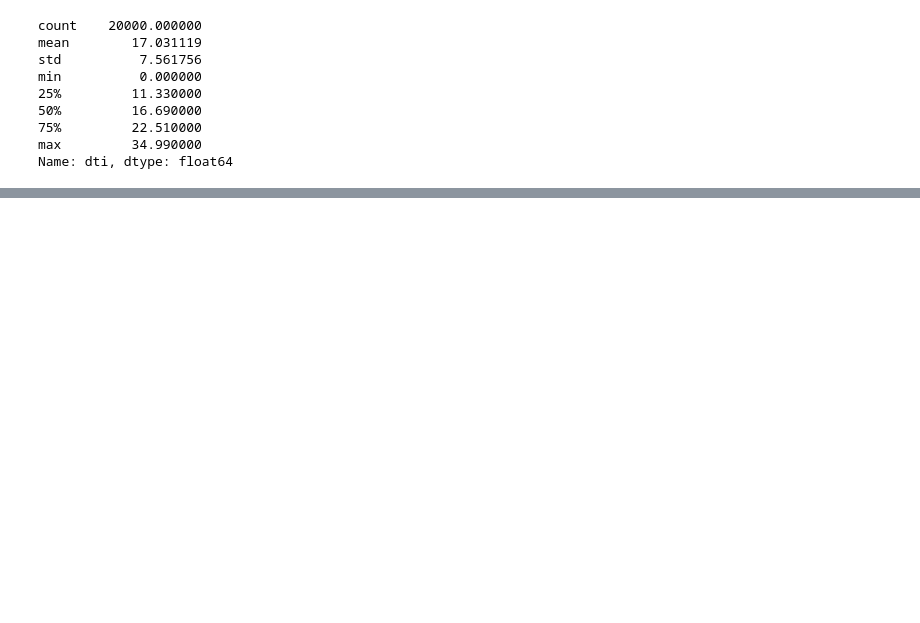
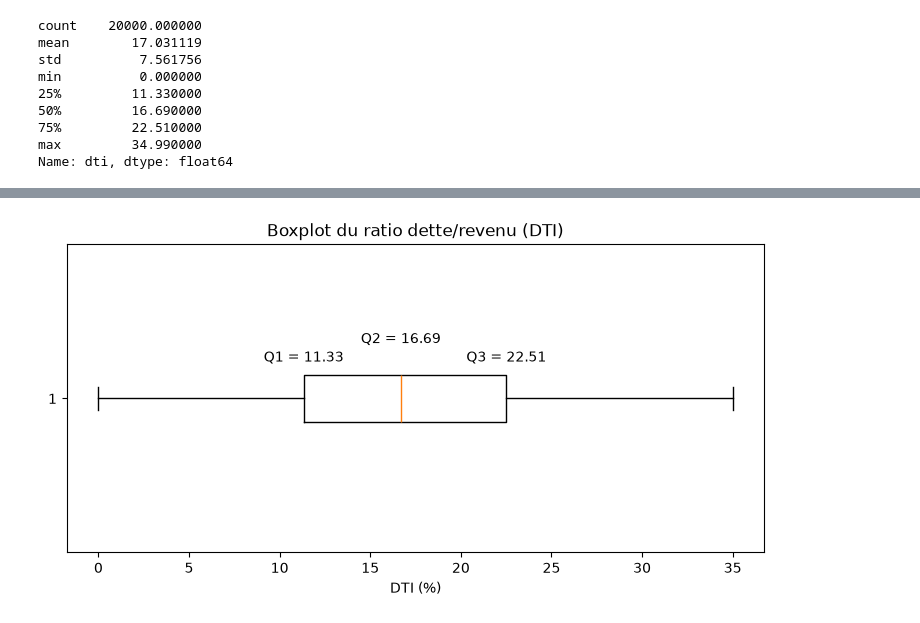
Before and after one commit to fameyou/credit-risk-scoring, a Jupyter notebook: notebooks/01_data_understanding.ipynb, the cells around one changed output, grey strips where cells are left out. Saved outputs shown, nothing was run; the diff lists cells and outputs as text; code cells hidden in the pictures; blank space fills up the shorter version.

```diff
--- a/notebooks/01_data_understanding.ipynb
+++ b/notebooks/01_data_understanding.ipynb
@@ -326,0 +345,18 @@ Name: dti, dtype: float64
+# %%
+q1 = df["dti"].quantile(0.25)
+q2 = df["dti"].quantile(0.50)
+q3 = df["dti"].quantile(0.75)
+
+plt.figure(figsize=(9, 4))
+plt.boxplot(df["dti"], vert=False)
+
+plt.text(q1, 1.12, f"Q1 = {q1:.2f}", ha="center")
+plt.text(q2, 1.18, f"Q2 = {q2:.2f}", ha="center")
+plt.text(q3, 1.12, f"Q3 = {q3:.2f}", ha="center")
+
+plt.xlabel("DTI (%)")
+plt.title("Boxplot du ratio dette/revenu (DTI)")
+plt.savefig("../reports/figures/boxplot_dti.pdf", bbox_inches="tight")
+plt.show()
+# %% [output]
+[figure, added]
```
Also changed, not shown: parts of 12 cells of this notebook, 9 other files.
